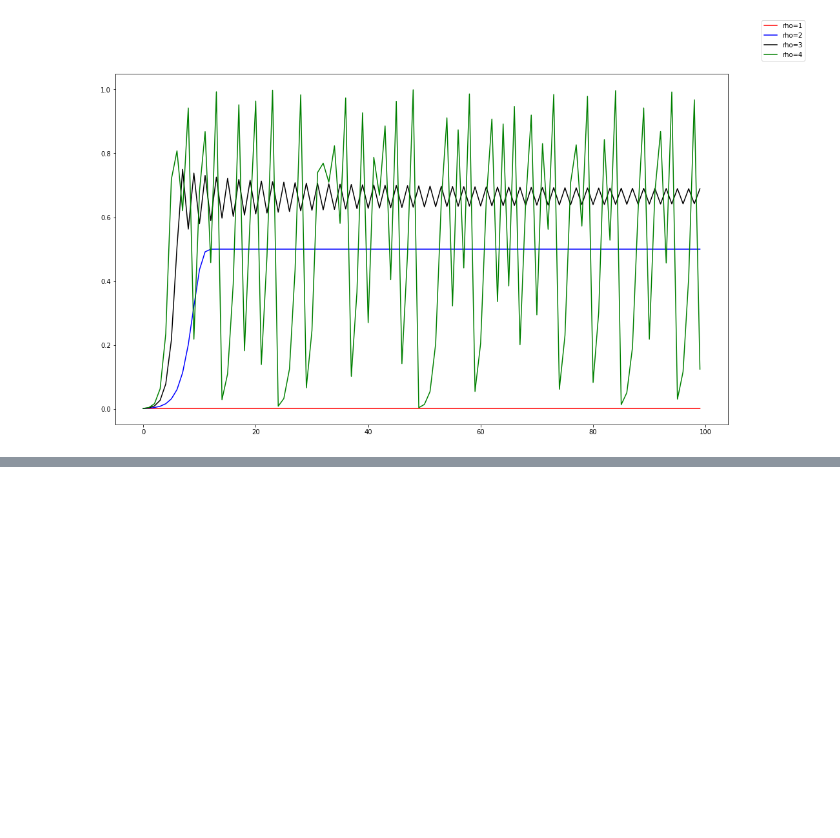
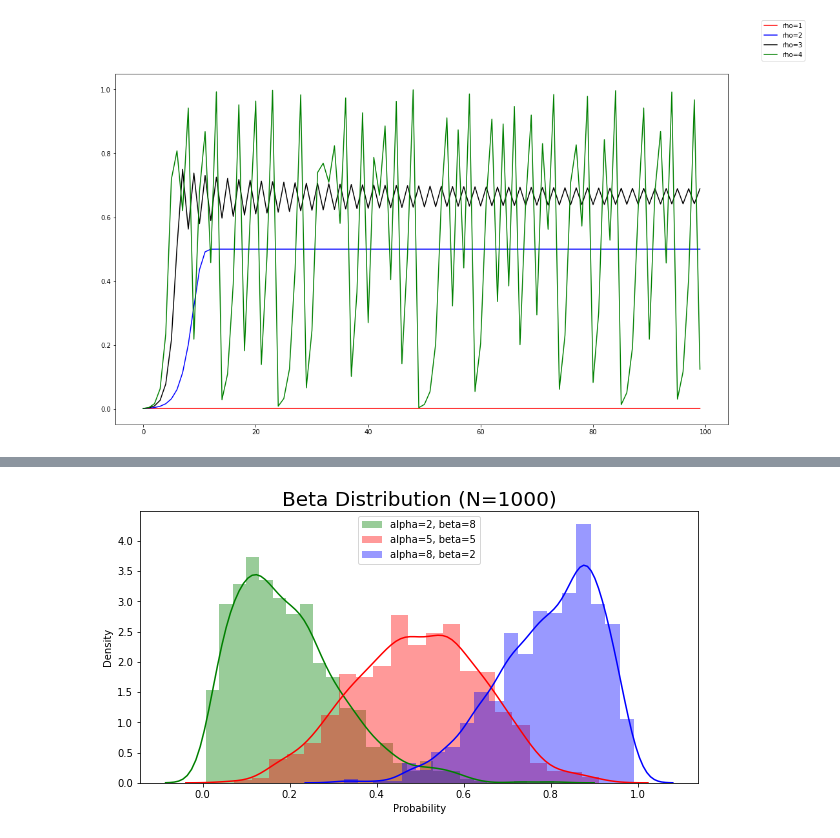
Before and after one commit to AdrianoPereira/cap239, a Jupyter notebook: homework_spectral_analysis.ipynb, the cells around one changed output, grey strips where cells are left out. Cells and saved outputs as stored; diff of their text form; code cells hidden in the pictures; blank space fills up the shorter version.

```diff
--- a/homework_spectral_analysis.ipynb
+++ b/homework_spectral_analysis.ipynb
@@ -76,0 +145,23 @@ s7 = normalize(s3+s4)
+# %%
+plt.figure(figsize=(10, 5))
+
+alpha, beta = 2, 8
+beta = np.random.beta(alpha, beta, 1000)
+sns.distplot(beta, color='green', label='alpha=2, beta=8')
+
+alpha, beta = 5, 5
+beta = np.random.beta(alpha, beta, 1000)
+sns.distplot(beta, color='red', label='alpha=5, beta=5')
+
+alpha, beta = 8, 2
+beta = np.random.beta(alpha, beta, 1000)
+sns.distplot(beta, color='blue', label='alpha=8, beta=2')
+
+plt.title('Beta Distribution (N=1000)', fontdict={'fontsize': 20})
+plt.xlabel('Probability')
+plt.ylabel('Density')
+plt.legend(loc='best')
+plt.show()
+# Reference: https://www.vosesoftware.com/riskwiki/Betadistribution.php
+# %% [output]
+[figure, added]
```
Also changed, not shown: parts of 15 cells of this notebook, 21 other files.
